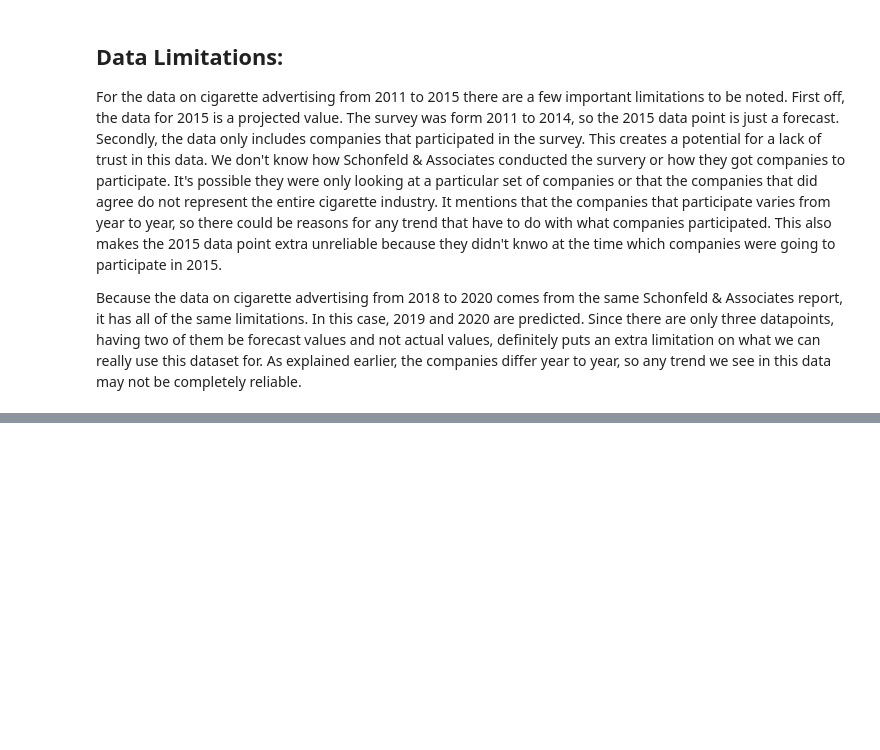
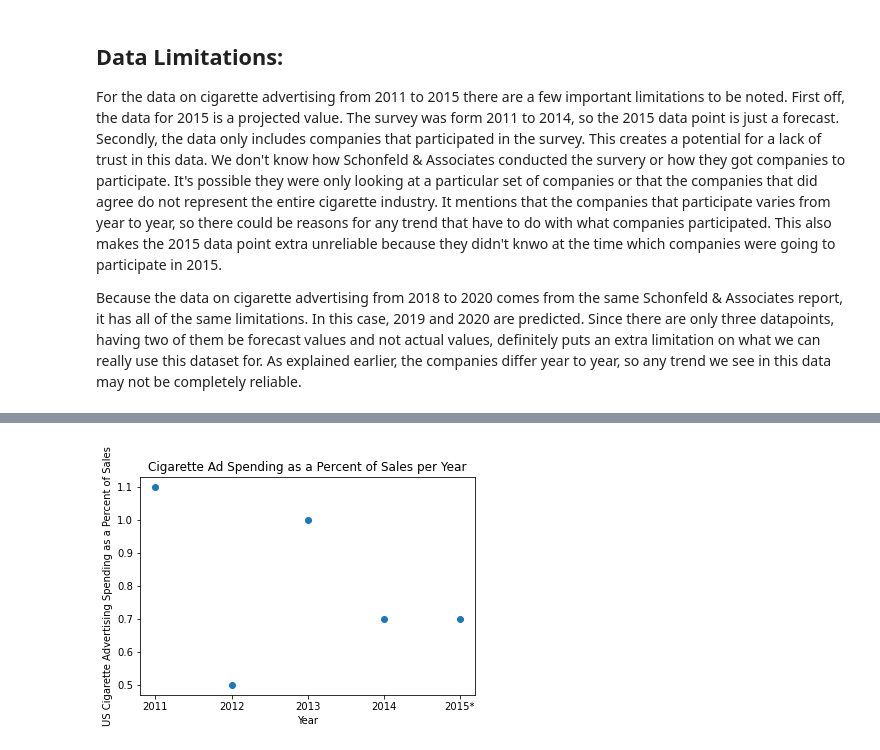
Before and after one commit to blythegdineen/datasciproj, a Jupyter notebook: Phase2.ipynb, the cells around one changed output, grey strips where cells are left out. Saved outputs shown, nothing was run; the diff lists cells and outputs as text; code cells hidden in the pictures; blank space fills up the shorter version.

```diff
--- a/Phase2.ipynb
+++ b/Phase2.ipynb
@@ -46,6 +56,7 @@ print(tproduction)
 # %%
 ads11 = pd.read_csv('ads2011to2015.csv')
-ads11.columns = ['Year', 'Ad spending as Percent of Sales']
 ads11 = ads11.drop([0,1])
+ads11 = ads11.drop(["Unnamed: 2"], axis=1)
+ads11.columns = ["Year", "Ad Spending as a Percent of Sales"]
 print(ads11)
 # %% [output]
@@ -86,0 +179,8 @@ Because the data on cigarette advertising from 2018 to 2020 comes from the same
+# %%
+plt.scatter(ads11["Year"], ads11["Ad Spending as a Percent of Sales"])
+plt.xlabel('Year')
+plt.ylabel('US Cigarette Advertising Spending as a Percent of Sales')
+plt.title('Cigarette Ad Spending as a Percent of Sales per Year')
+plt.show()
+# %% [output]
+[figure, added]
```
Also changed, not shown: parts of 14 cells of this notebook.
